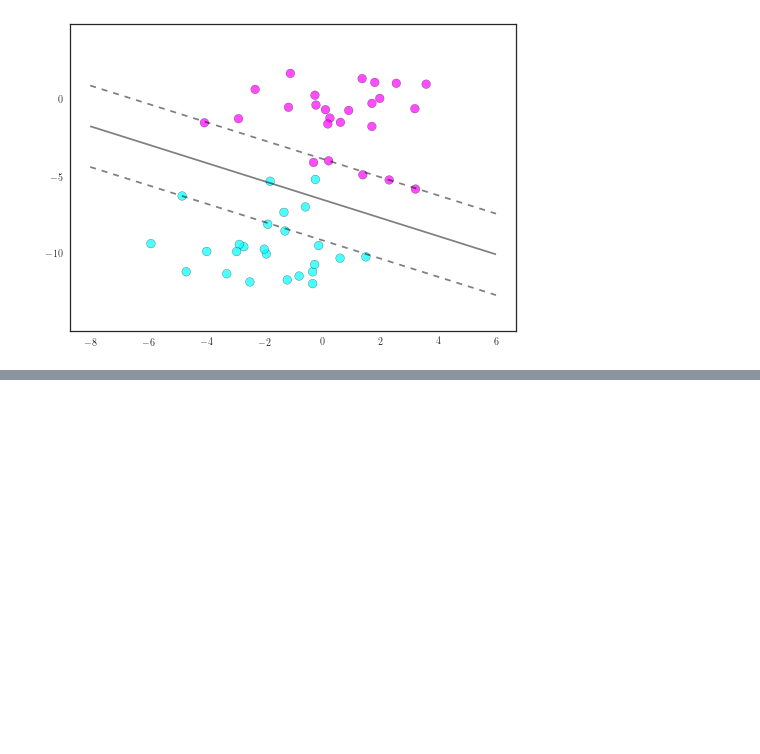
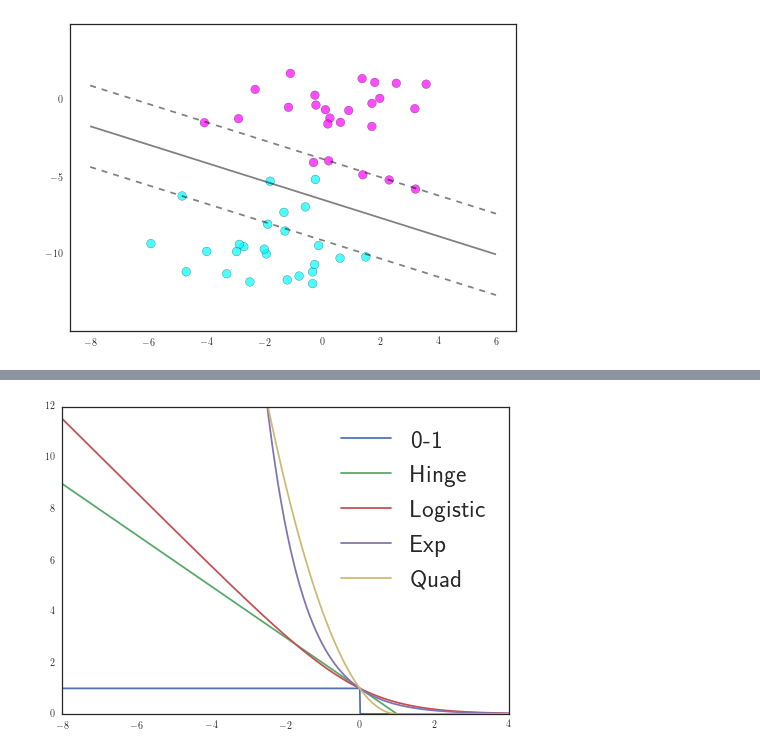
Before and after one commit to icme/cme252-optimization, a Jupyter notebook: lectures/svm/svm.ipynb, the cells around one changed output, grey strips where cells are left out. Cells and saved outputs as stored; diff of their text form; code cells hidden in the pictures; blank space fills up the shorter version.

```diff
--- a/lectures/svm/svm.ipynb
+++ b/lectures/svm/svm.ipynb
@@ -332,0 +370,19 @@ myplot(X, y, a, b, margin=True, line_alpha=.5, filename=None)
+# %%
+x = np.linspace(-8,4, 1000)
+y_h = np.maximum(0,1-x)
+y_log = np.log(1 + np.exp(-x))/np.log(2)
+y_01 = (x <= 0) + 0
+y_exp = np.exp(-x)
+y_2 = np.square(np.maximum(0,1-x))
+
+plt.plot(x,y_01, label='0-1')
+plt.plot(x,y_h, label='Hinge')
+plt.plot(x,y_log, label='Logistic')
+plt.plot(x,y_exp, label='Exp')
+plt.plot(x,y_2, label='Quad')
+plt.axis([-8, 4, 0, 12])
+
+plt.legend(fontsize=25)
+plt.savefig('fig/losses.pdf', bbox_inches='tight')
+# %% [output]
+[figure, added]
```
Also changed, not shown: parts of 4 cells of this notebook, 8 other files.
